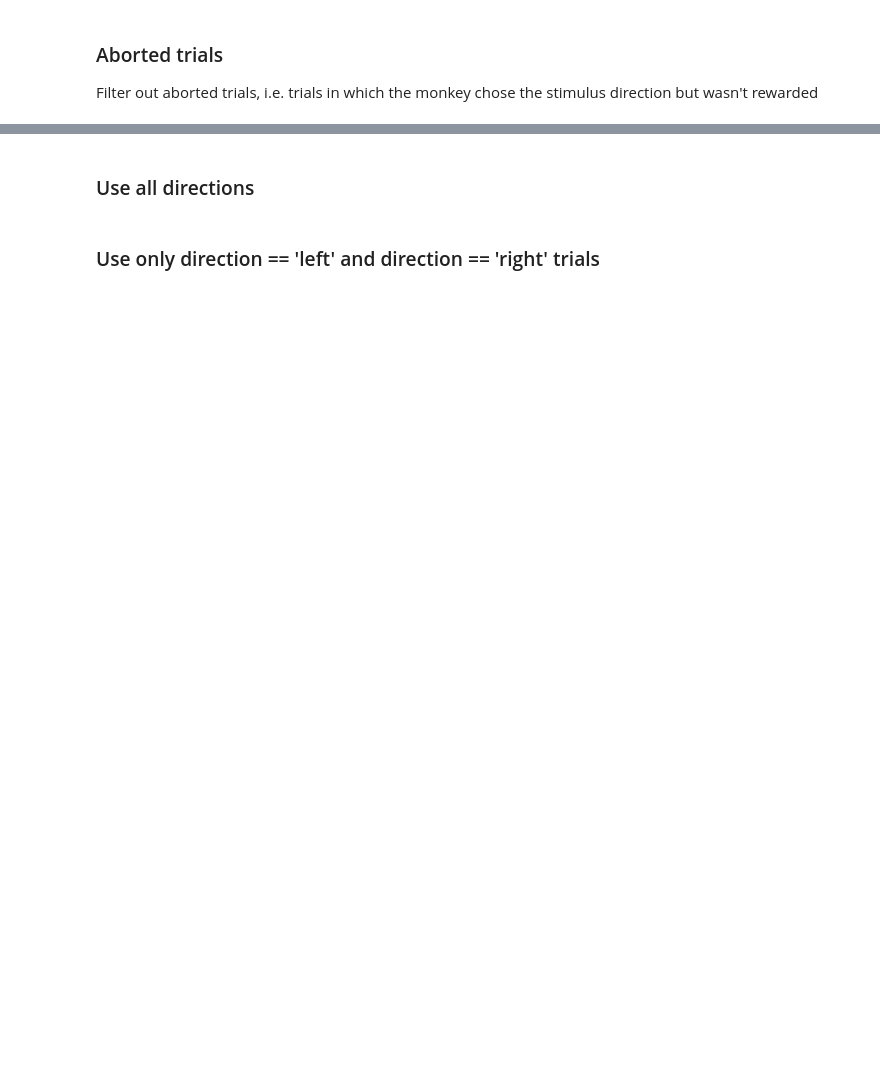
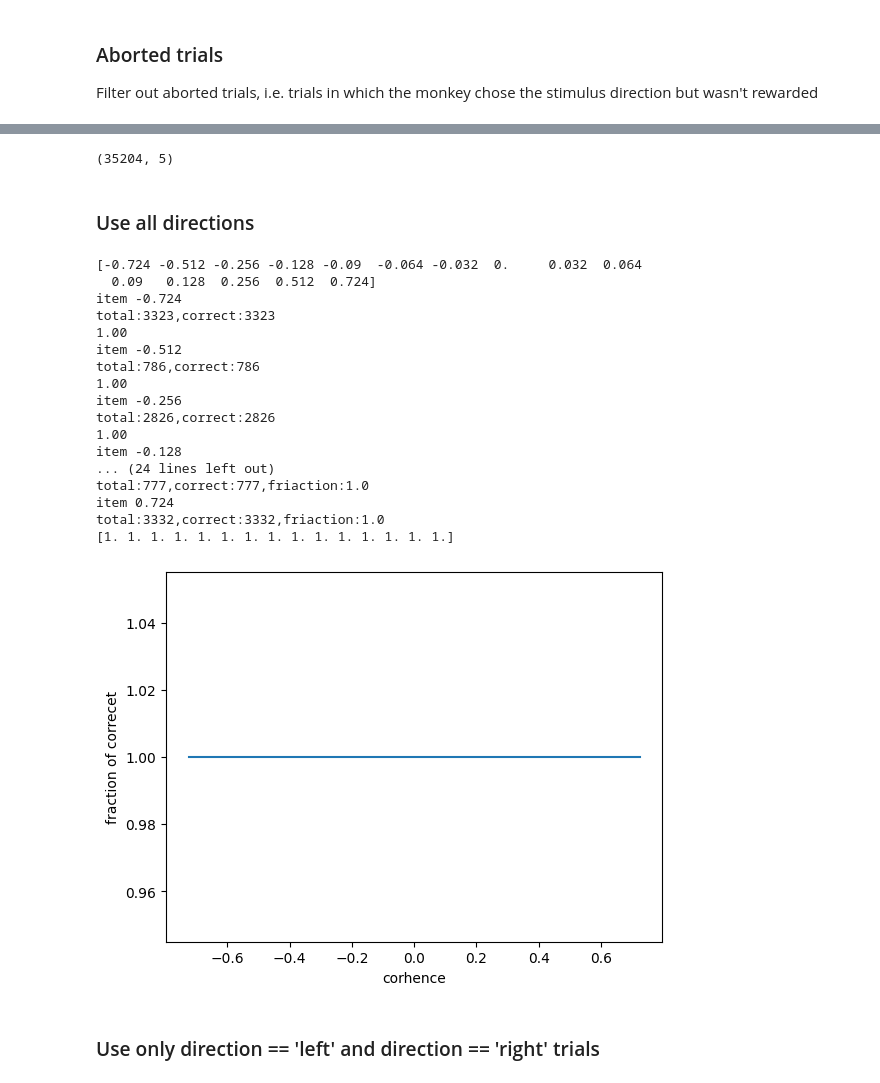
Before and after one commit to ejejeieei/CCNSS, a Jupyter notebook: ccnss2017_students-master/ccnss2017_students-master/module1/2_psychophysics/psychophysics_data_analysis.ipynb, the cells around one changed output, grey strips where cells are left out. Cells and saved outputs as stored; diff of their text form; code cells hidden in the pictures; blank space fills up the shorter version.

```diff
--- a/ccnss2017_students-master/ccnss2017_students-master/module1/2_psychophysics/psychophysics_data_analysis.ipynb
+++ b/ccnss2017_students-master/ccnss2017_students-master/module1/2_psychophysics/psychophysics_data_analysis.ipynb
@@ -282,4 +318,81 @@ Filter out aborted trials, i.e. trials in which the monkey chose the stimulus di
+# %%
+data_in_copy = []
+for i in range(data_in.shape[0]):
+    if (data_in[i][1] == data_in[i][2]) and data_in[i][3] == 0:
+        pass
+    elif (data_in[i][1] == data_in[i][2]) and data_in[i][3] == 1:
+        data_in_copy.append(data_in[i])
+data_in_copy = np.array(data_in_copy)
+print(data_in_copy.shape)
+# %% [output]
+(35204, 5)
 # %% [markdown]
 ### Use all directions
+# %%
+corh_array = list(set(data_in_copy[:,0]))
+corh_array.sort()
+corh_array_po = np.array(corh_array)
+corh_array_ne = -1*corh_array_po[1:][::-1]
+corh_array = np.concatenate((corh_array_ne,corh_array_po))
+print(corh_array)
+# @jit(nopython=True)
+def get_frac_cor():
+    frac_cor = []
+    for item in corh_array:
+        correct = 0
+        total = 0
+        print("item",item)
+        if item < 0:
+            for i in range(data_in_copy.shape[0]):
+                if data_in_copy[i][1] == 2 and data_in_copy[i][0] == abs(item):
+                    total += 1
+                    if data_in_copy[i][1] == data_in_copy[i][2]:
+                        correct += 1
+            print(f"total:{total},correct:{correct}",)
+            print("%.2f"%(correct/total))
+            frac_cor.append(correct/total)
+        if item == 0:
+            for i in range(data_in_copy.shape[0]):
+                if data_in_copy[i][1] == 1 and data_in_copy[i][0] == 0:
+                    total += 1
+                    if data_in_copy[i][1] == data_in_copy[i][2]:
+                        correct += 1
+            print(f"total:{total},correct:{correct},friaction:{float(correct/total)}")
+            frac_cor.append(correct/total)
+        if item > 0:
+            for i in range(data_in_copy.shape[0]):
+                if data_in_copy[i][1] == 3 and data_in_copy[i][0] == abs(item):
+                    total += 1
+                    if data_in_copy[i][1] == data_in_copy[i][2]:
+                        correct += 1
+            print(f"total:{total},correct:{correct},friaction:{float(correct/total)}")
+            frac_cor.append(correct/total)
+    return np.array(frac_cor)
+frac_array = get_frac_cor()
+print(frac_array)
+_,ax = plt.subplots(1)
+ax.plot(corh_array,frac_array)
+ax.set_xlabel('corhence')
+ax.set_ylabel('fraction of correcet')
+plt.show()
+# %% [output]
+[-0.724 -0.512 -0.256 -0.128 -0.09  -0.064 -0.032  0.     0.032  0.064
+  0.09   0.128  0.256  0.512  0.724]
+item -0.724
+total:3323,correct:3323
+1.00
+item -0.512
+total:786,correct:786
+1.00
+item -0.256
+total:2826,correct:2826
+1.00
+item -0.128
+... (24 lines left out)
+total:777,correct:777,friaction:1.0
+item 0.724
+total:3332,correct:3332,friaction:1.0
+[1. 1. 1. 1. 1. 1. 1. 1. 1. 1. 1. 1. 1. 1. 1.]
+[figure, added]
 # %% [markdown]
 ### Use only direction == 'left' and direction == 'right' trials
```
Also changed, not shown: parts of 7 cells of this notebook, 1 other file.
